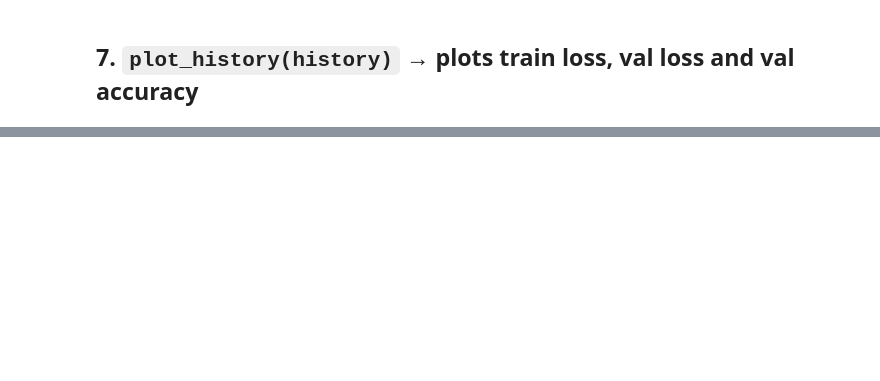
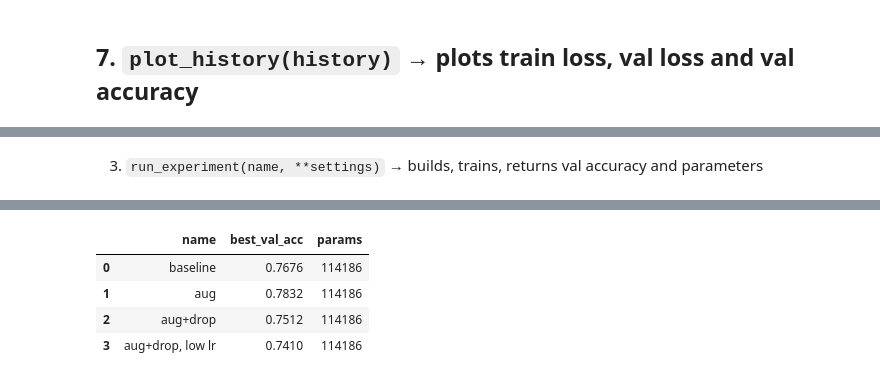
Before and after one commit to michallitwin/python-learning, a Jupyter notebook: python_dl/Deep_learning/cnn_pytorch.ipynb, the cells around one changed output, grey strips where cells are left out. Cells and saved outputs as stored; diff of their text form; code cells hidden in the pictures; blank space fills up the shorter version.

```diff
--- a/python_dl/Deep_learning/cnn_pytorch.ipynb
+++ b/python_dl/Deep_learning/cnn_pytorch.ipynb
@@ -462,0 +628,4 @@ plot_history(history)
+# %%
+model = build_cnn(dropout=0.3)
+x, y = get_batch(train_loader)
+print(model(x).shape, count_parameters(model))
@@ -462,0 +648,42 @@ plot_history(history)
+# %% [markdown]
+3. `run_experiment(name, **settings)` → builds, trains, returns val accuracy and parameters
+# %%
+def run_experiment(name, augment, dropout, lr, epochs=10):
+    """Build, train and evaluate one CNN configuration; return its results."""
+    # Pick the training view: augmented or plain
+    source = train_aug if augment else train_plain
+    train_set, _ = split_train_val(source)
+    train_loader = make_loader(train_set, shuffle=True)
+
+    model = build_cnn(dropout)                       # which setting goes here?
+    history = fit(model, train_loader, val_loader, epochs=epochs, lr=lr, device=device)
+
+    return {
+        "name": name,
+        "best_val_acc": max(history["val_acc"]),       # best epoch, not the last one
+        "params": count_parameters(model),
+    }
+# %%
+import pandas as pd
+
+# (name, augment, dropout, learning rate)
+configs = [
+    ("baseline",         False, 0.0, 1e-3),
+    ("aug",              True,  0.0, 1e-3),
+    ("aug+drop",         True,  0.3, 1e-3),
+    ("aug+drop, low lr", True,  0.3, 3e-4),
+]
+
+
+def run_all(configs):
+    """Run every configuration and return a table of results."""
+    results = []
+    for name, augment, dropout, lr in configs:
+        print(f"--- {name} ---")
+        results.append(run_experiment(name, augment, dropout, lr))
+    return pd.DataFrame(results)
+
+
+results = run_all(configs)
+results
+# %% [output]
@@ -462,0 +707,5 @@ plot_history(history)
+|  | name | best_val_acc | params |
+| 0 | baseline | 0.7676 | 114186 |
+| 1 | aug | 0.7832 | 114186 |
+| 2 | aug+drop | 0.7512 | 114186 |
+| 3 | aug+drop, low lr | 0.7410 | 114186 |
```
Also changed, not shown: parts of 38 cells of this notebook.
